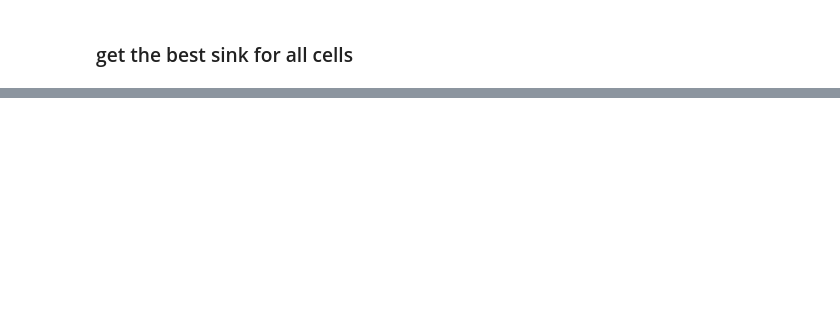
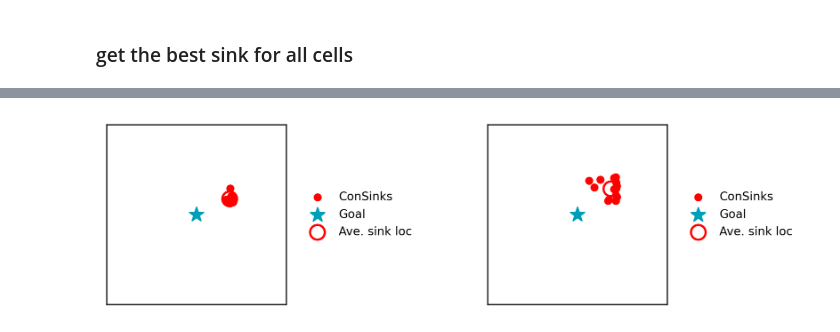
Before and after one commit to ZilongJi/HoneycombSweeps, a Jupyter notebook: HDPCCAN_Sweep_Spinning_behavioralbias.ipynb, the cells around one changed output, grey strips where cells are left out. Saved outputs shown, nothing was run; the diff lists cells and outputs as text; code cells hidden in the pictures; blank space fills up the shorter version.

```diff
--- a/HDPCCAN_Sweep_Spinning_behavioralbias.ipynb
+++ b/HDPCCAN_Sweep_Spinning_behavioralbias.ipynb
@@ -514,20 +591,3 @@ Simulation progress: 50%
 Simulation progress: 63%
 Simulation progress: 75%
 Simulation progress: 88%
-# %%
-# Compute relative angles in range [-π, π]
-relative_angle = np.zeros(len(Head_direction_all))
-
-for i in range(len(Head_direction_all)):
-    # Unit vector of head direction
-    vec1 = np.array([np.cos(Head_direction_all[i]), np.sin(Head_direction_all[i])])
-
-    # Vector from current position to goal
-    vec2 = goal_loc - Animal_location_all[i]  # (goal - current position)
-    vec2 = vec2 / np.linalg.norm(vec2)  # Normalize vec2
-
-    # Compute the signed angle using atan2
-    relative_angle[i] = np.arctan2(vec2[1], vec2[0]) - np.arctan2(vec1[1], vec1[0])
-
-    # Wrap angle to range [-π, π]
-    relative_angle[i] = (relative_angle[i] + np.pi) % (2 * np.pi) - np.pi
@@ -954,0 +1204,62 @@ plt.savefig('/home/zilong/Desktop/HoneycombSweeps/figures/ConSinkMap_'+str(goal_
+# %%
+# Prepare figure
+fig = plt.figure(figsize=(8, 2), dpi=300)
+
+gs = gridspec.GridSpec(1, 2)
+
+ax0 = fig.add_subplot(gs[0])
+
+# Convert to arrays
+Best_Sinks_activeScan = np.array(Best_Sinks_activeScan)
+Best_MRLs_activeScan = np.array(Best_MRLs_activeScan)
+
+print('Max MRL', np.mean(Best_MRLs_activeScan))
+
+for i, sink in enumerate(Best_Sinks_activeScan):
+    if i == 0:
+        ax0.scatter(sink[0], sink[1], color='red', marker='o', s=20, label='ConSinks')
+    else:
+        ax0.scatter(sink[0], sink[1], color='red', marker='o', s=20)
+
+ax0.scatter(goal_loc[0], goal_loc[1], color='#009FB9', marker='*', s=100, label='Goal')
+
+# Compute and plot mean best sink (blue star)
+mean_sink = np.mean(np.vstack(Best_Sinks_activeScan), axis=0)
+ax0.scatter(mean_sink[0], mean_sink[1], facecolors='none', edgecolors='red', marker='o', s=100, linewidth=1.5, label='Ave. sink loc')
+
+#---------------------------------
+
+ax1 = fig.add_subplot(gs[1])
+
+# Convert to arrays
+Best_Sinks_inactiveScan = np.array(Best_Sinks_inactiveScan)
+Best_MRLs_inactiveScan = np.array(Best_MRLs_inactiveScan)
+
+print('Max MRL', np.mean(Best_MRLs_inactiveScan))
+
+for i, sink in enumerate(Best_Sinks_inactiveScan):
+    if i == 0:
+        ax1.scatter(sink[0], sink[1], color='red', marker='o', s=20, label='ConSinks')
+    else:
+        ax1.scatter(sink[0], sink[1], color='red', marker='o', s=20)
+
+ax1.scatter(goal_loc[0], goal_loc[1], color='#009FB9', marker='*', s=100, label='Goal')
+
+# Compute and plot mean best sink (blue star)
+mean_sink = np.mean(np.vstack(Best_Sinks_inactiveScan), axis=0)
+ax1.scatter(mean_sink[0], mean_sink[1], facecolors='none', edgecolors='red', marker='o', s=100, linewidth=1.5, label='Ave. sink loc')
+
+
+for ax in [ax0, ax1]:
+    ax.legend(fontsize=8, loc='center left', bbox_to_anchor=(1.05, 0.5), frameon=False)
+
+    ax.set_xlim(-0.8*np.pi, 0.8*np.pi)
+    ax.set_ylim(-0.8*np.pi, 0.8*np.pi)
+    ax.set_aspect('equal')
+    #ticks off
+    ax.set_xticks([])
+    ax.set_yticks([])
+plt.tight_layout()
+
+plt.savefig('/home/zilong/Desktop/HoneycombSweeps/figures/ConSinkMap_'+str(goal_loc[0]/np.pi)+'_'+str(goal_loc[1]/np.pi)+'.pdf')
+# %% [output]
@@ -954,0 +1268 @@ plt.savefig('/home/zilong/Desktop/HoneycombSweeps/figures/ConSinkMap_'+str(goal_
+[figure, added]
```
Also changed, not shown: parts of 25 cells of this notebook, 1 other file.
